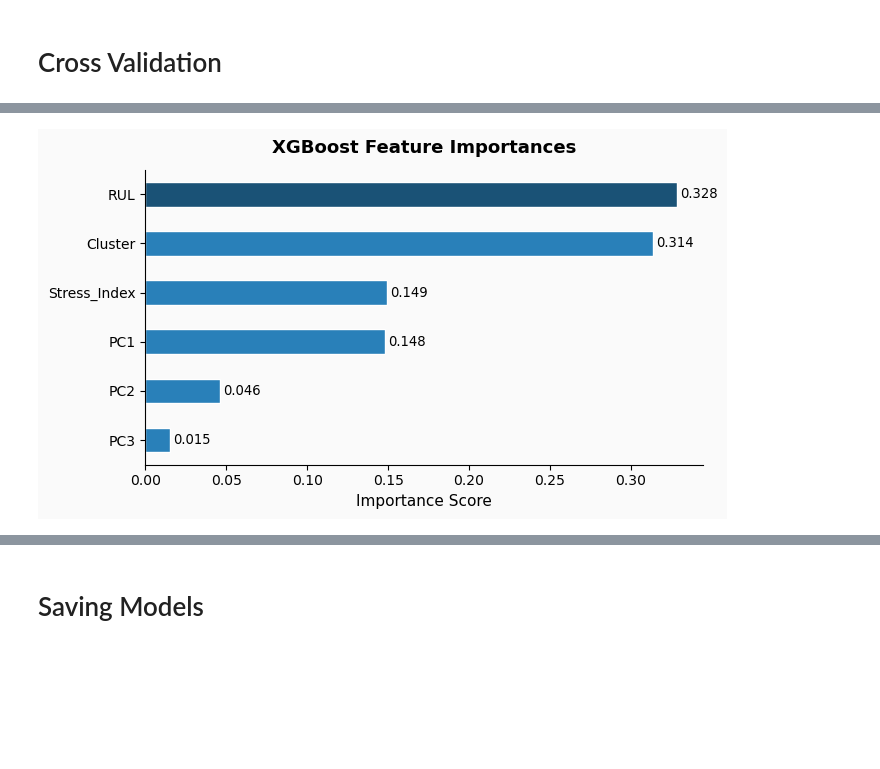
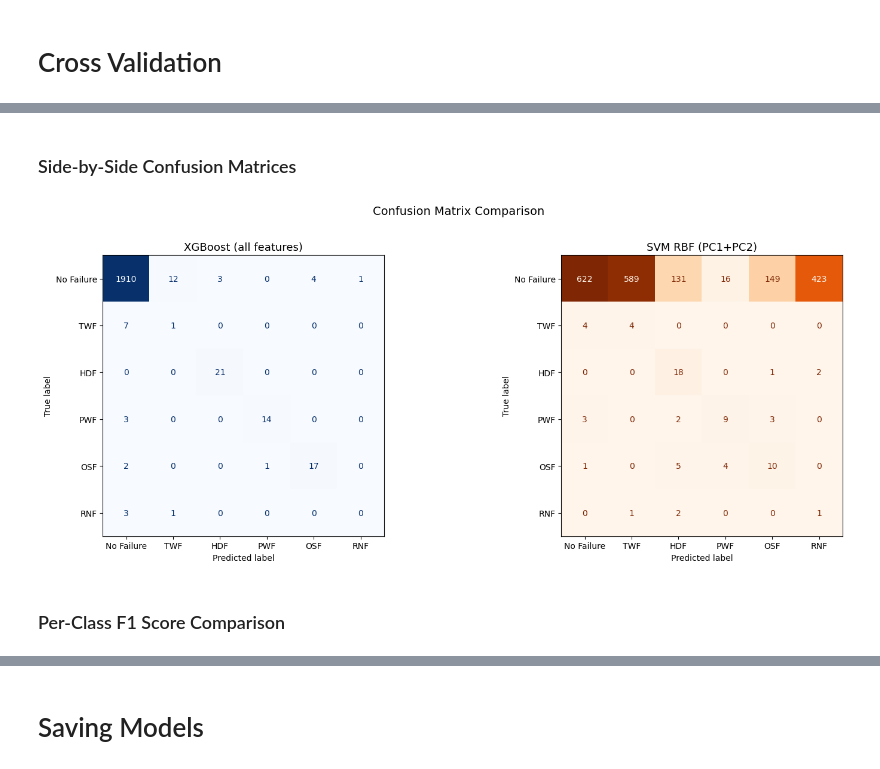
Before and after one commit to bytefairy0/MachineGuard-mlops-pipeline, a Jupyter notebook: notebooks/classification.ipynb, the cells around one changed output, grey strips where cells are left out. Drawn from its saved outputs; the diff is of its cells as text; code cells hidden in the pictures; blank space fills up the shorter version.

```diff
--- a/notebooks/classification.ipynb
+++ b/notebooks/classification.ipynb
@@ -30,4 +21,4 @@ os.makedirs("outputs", exist_ok=True)
 # %%
-df = pd.read_csv('../data/cleaned_data/clustered.csv')
+df = pd.read_csv('../data/cleaned_data/clustered_data.csv')
 df.head()
 # %% [output]
@@ -157,0 +247,9 @@ SVM      |  Accuracy: 0.9512  |  F1-macro: 0.9342  |  AUC-macro: 0.9853
+# %%
+fig, ax = plt.subplots(figsize=(8, 6))
+cm_svm = confusion_matrix(y_test, y_pred_svm, labels=classes)
+disp = ConfusionMatrixDisplay(cm_svm, display_labels=[label_map[i] for i in classes])
+disp.plot(ax=ax, cmap='Oranges', colorbar=False)
+ax.set_title('SVM (RBF, PC1+PC2) — Confusion Matrix')
+plt.tight_layout()
+plt.savefig('svm_confusion_matrix.png', dpi=150)
+plt.show()
@@ -285,18 +456,23 @@ plt.show()
+# %% [markdown]
+### Side-by-Side Confusion Matrices
 # %%
-# ── Plot 4: XGBoost Feature Importance ─────────
-fig, ax = plt.subplots(figsize=(7, 4), facecolor=fig_bg)
-importances = pd.Series(xgb_model.feature_importances_, index=FEATURES).sort_values()
-colors = ["#2980b9" if v < importances.max() else "#1a5276" for v in importances]
-importances.plot(kind="barh", ax=ax, color=colors, edgecolor="white")
-ax.set_title("XGBoost Feature Importances", fontsize=13, fontweight="bold", pad=12)
-ax.set_xlabel("Importance Score", fontsize=11)
-ax.set_facecolor(fig_bg)
-ax.spines[["top","right"]].set_visible(False)
-for i, v in enumerate(importances):
-    ax.text(v + 0.002, i, f"{v:.3f}", va="center", fontsize=9.5)
+fig, axes = plt.subplots(1, 2, figsize=(16, 6))
+class_names = [label_map[i] for i in classes]
+
+for ax, (cm, title, cmap) in zip(axes, [
+    (confusion_matrix(y_test, y_pred_xgb, labels=classes), 'XGBoost (all features)', 'Blues'),
+    (confusion_matrix(y_test, y_pred_svm, labels=classes), 'SVM RBF (PC1+PC2)',      'Oranges')
+]):
+    disp = ConfusionMatrixDisplay(cm, display_labels=class_names)
+    disp.plot(ax=ax, cmap=cmap, colorbar=False)
+    ax.set_title(title, fontsize=13)
+
+plt.suptitle('Confusion Matrix Comparison', fontsize=14, y=1.02)
 plt.tight_layout()
-plt.savefig("outputs/04_feature_importance.png", dpi=150, bbox_inches="tight")
+plt.savefig('confusion_matrix_comparison.png', dpi=150)
 plt.show()
 # %% [output]
-[figure, old version]
+[figure, new version]
+# %% [markdown]
+### Per-Class F1 Score Comparison
 # %%
```
Also changed, not shown: parts of 36 cells of this notebook, 20 other files.
